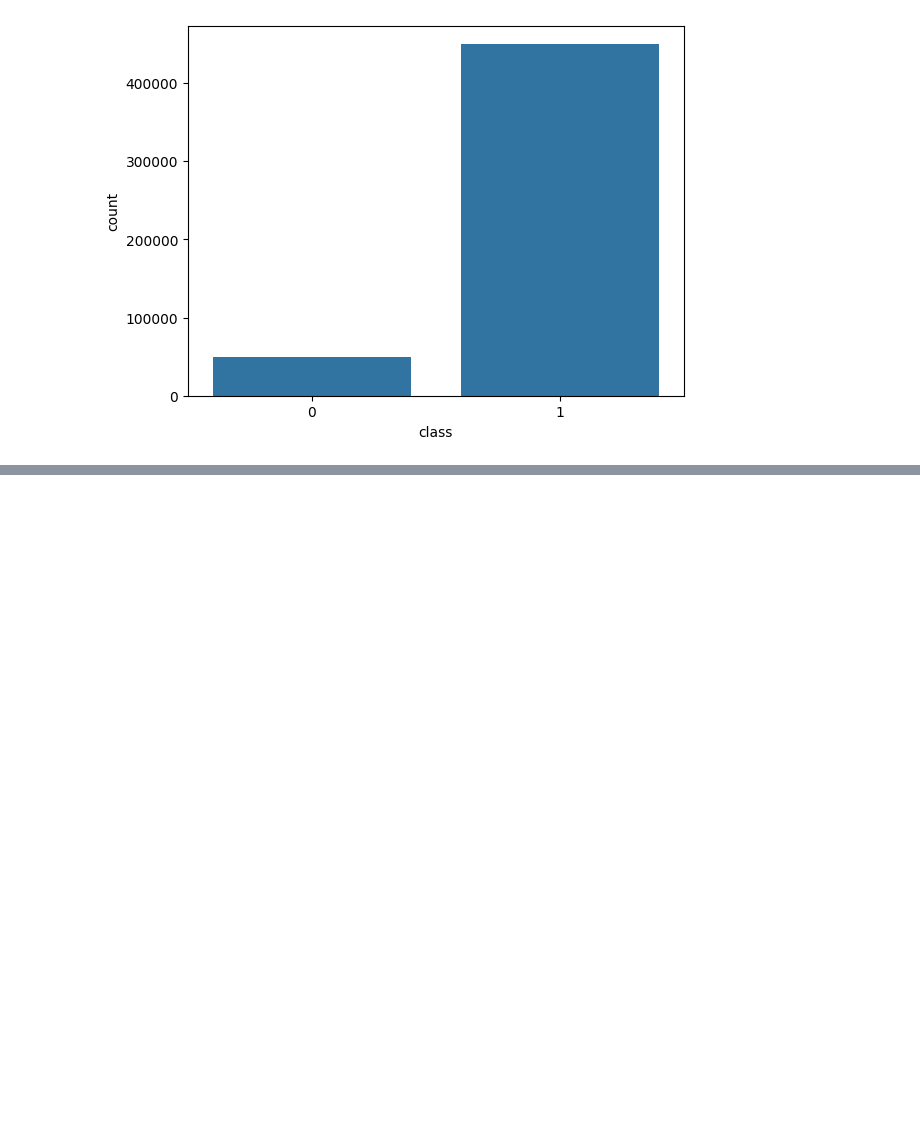
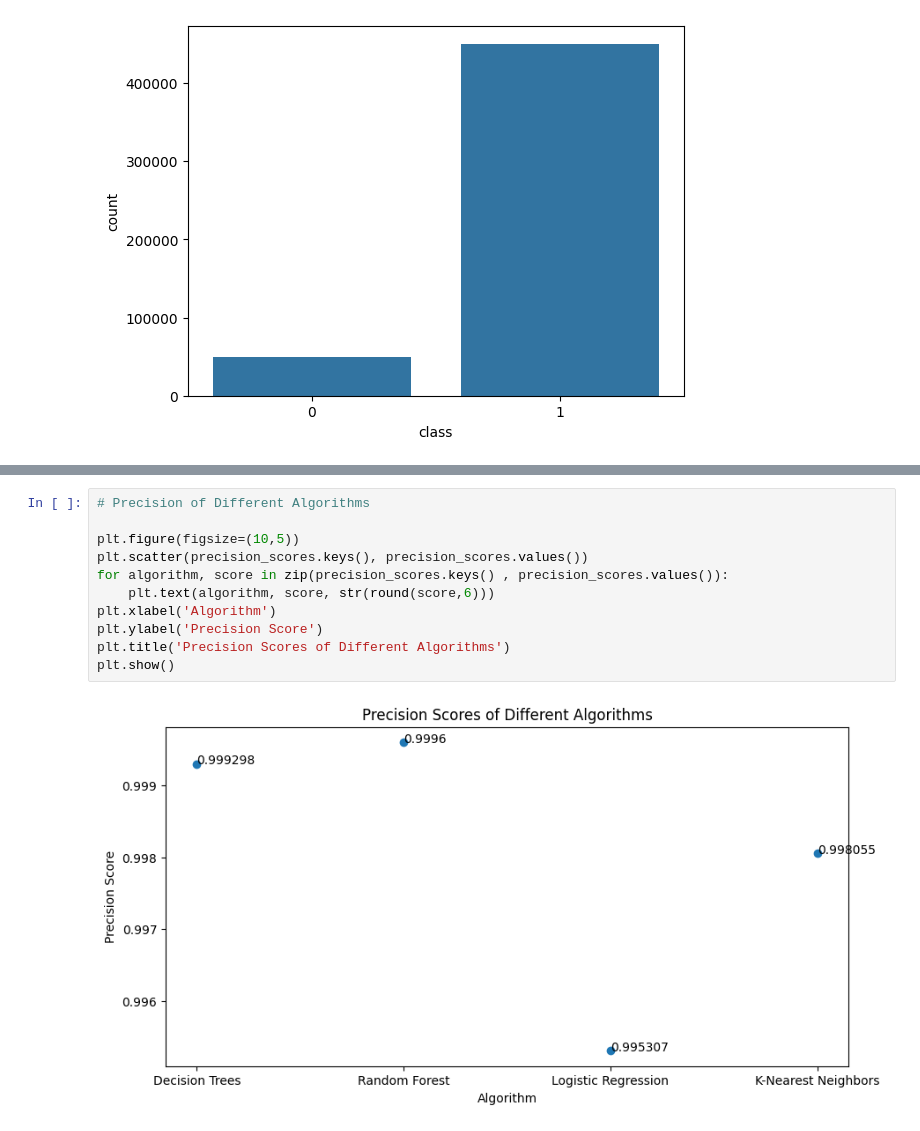
Before and after one commit to tomasvicente3/IART_ML_PDF_Analysis, a Jupyter notebook: main.ipynb, the cells around one changed output, grey strips where cells are left out. Drawn from its saved outputs; the diff is of its cells as text; blank space fills up the shorter version.

```diff
--- a/main.ipynb
+++ b/main.ipynb
@@ -115,0 +340,13 @@ accuracy
+# %%
+# Precision of Different Algorithms
+
+plt.figure(figsize=(10,5))
+plt.scatter(precision_scores.keys(), precision_scores.values())
+for algorithm, score in zip(precision_scores.keys() , precision_scores.values()):
+    plt.text(algorithm, score, str(round(score,6)))
+plt.xlabel('Algorithm')
+plt.ylabel('Precision Score')
+plt.title('Precision Scores of Different Algorithms')
+plt.show()
+# %% [output]
+[figure, added]
```
Also changed, not shown: parts of 21 cells of this notebook.
